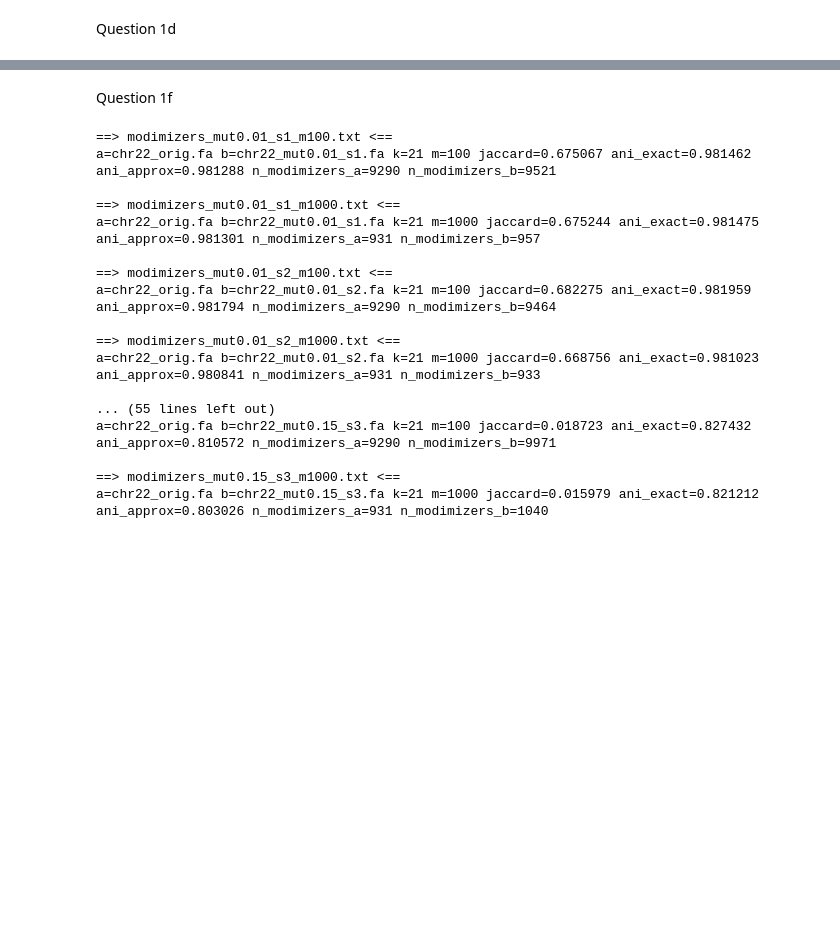
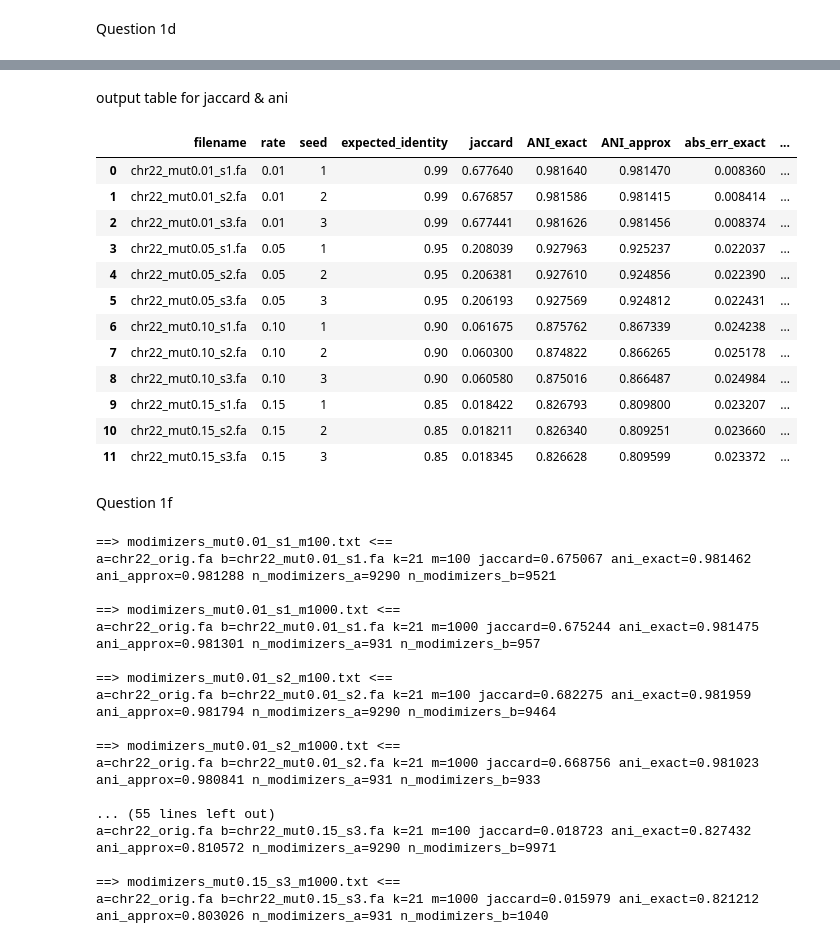
Before and after one commit to Cind-yC/comp-gen, a Jupyter notebook: hw2/hw2.ipynb, the cells around one changed output, grey strips where cells are left out. Saved outputs shown, nothing was run; the diff lists cells and outputs as text; code cells hidden in the pictures; blank space fills up the shorter version.

```diff
--- a/hw2/hw2.ipynb
+++ b/hw2/hw2.ipynb
@@ -93,3 +84,59 @@ a=chr22_orig.fa b=chr22_mut0.15_s3.fa, k=21jaccard=0.018345 ani_exact=0.826628 a
+# %% [markdown]
+output table for jaccard & ani
+# %%
+# Q1d: aggregate jaccard results
+import re, glob, math
+import pandas as pd
+
+rows = []
+for path in sorted(glob.glob("jaccard_mut*.txt")):
+    # extract rate & seed from filename (handles 0.1 or 0.10)
+    m = re.search(r"jaccard_mut([0-9.]+)_s(\d+)\.txt$", path)
+    if not m:
+        continue
+    rate = float(m.group(1))
+    seed = int(m.group(2))
+    expected_identity = 1.0 - rate
+
+    # read first non-empty line
+    with open(path) as fh:
+        line = next((ln.strip() for ln in fh if ln.strip()), "")
+
+    # parse key=value tokens
+    kv = dict(x.split("=", 1) for x in line.replace(",", " ").split() if "=" in x)
+    jaccard = float(kv.get("jaccard", "nan"))
+    ani_exact = float(kv.get("ani_exact", "nan"))
+    ani_approx = float(kv.get("ani_approx", "nan"))
+    bfile = kv.get("b", "")
+
+    rows.append({
+        "filename": bfile or path,
+        "rate": rate,
+        "seed": seed,
+        "expected_identity": expected_identity,
+        "jaccard": jaccard,
+        "ANI_exact": ani_exact,
+        "ANI_approx": ani_approx,
+        "abs_err_exact": abs(ani_exact - expected_identity),
+        "abs_err_approx": abs(ani_approx - expected_identity),
+    })
+
+df_q1d = pd.DataFrame(rows).sort_values(["rate", "seed"]).reset_index(drop=True)
+df_q1d
+# %% [output]
+|  | filename | rate | seed | expected_identity | jaccard | ANI_exact | ANI_approx | abs_err_exact | ... |
+| 0 | chr22_mut0.01_s1.fa | 0.01 | 1 | 0.99 | 0.677640 | 0.981640 | 0.981470 | 0.008360 | ... |
+| 1 | chr22_mut0.01_s2.fa | 0.01 | 2 | 0.99 | 0.676857 | 0.981586 | 0.981415 | 0.008414 | ... |
+| 2 | chr22_mut0.01_s3.fa | 0.01 | 3 | 0.99 | 0.677441 | 0.981626 | 0.981456 | 0.008374 | ... |
+| 3 | chr22_mut0.05_s1.fa | 0.05 | 1 | 0.95 | 0.208039 | 0.927963 | 0.925237 | 0.022037 | ... |
+| 4 | chr22_mut0.05_s2.fa | 0.05 | 2 | 0.95 | 0.206381 | 0.927610 | 0.924856 | 0.022390 | ... |
+| 5 | chr22_mut0.05_s3.fa | 0.05 | 3 | 0.95 | 0.206193 | 0.927569 | 0.924812 | 0.022431 | ... |
+| 6 | chr22_mut0.10_s1.fa | 0.10 | 1 | 0.90 | 0.061675 | 0.875762 | 0.867339 | 0.024238 | ... |
+| 7 | chr22_mut0.10_s2.fa | 0.10 | 2 | 0.90 | 0.060300 | 0.874822 | 0.866265 | 0.025178 | ... |
+| 8 | chr22_mut0.10_s3.fa | 0.10 | 3 | 0.90 | 0.060580 | 0.875016 | 0.866487 | 0.024984 | ... |
+| 9 | chr22_mut0.15_s1.fa | 0.15 | 1 | 0.85 | 0.018422 | 0.826793 | 0.809800 | 0.023207 | ... |
+| 10 | chr22_mut0.15_s2.fa | 0.15 | 2 | 0.85 | 0.018211 | 0.826340 | 0.809251 | 0.023660 | ... |
+| 11 | chr22_mut0.15_s3.fa | 0.15 | 3 | 0.85 | 0.018345 | 0.826628 | 0.809599 | 0.023372 | ... |
 # %% [markdown]
 Question 1f
 # %%
```
Also changed, not shown: parts of 4 cells of this notebook, 1 other file.
